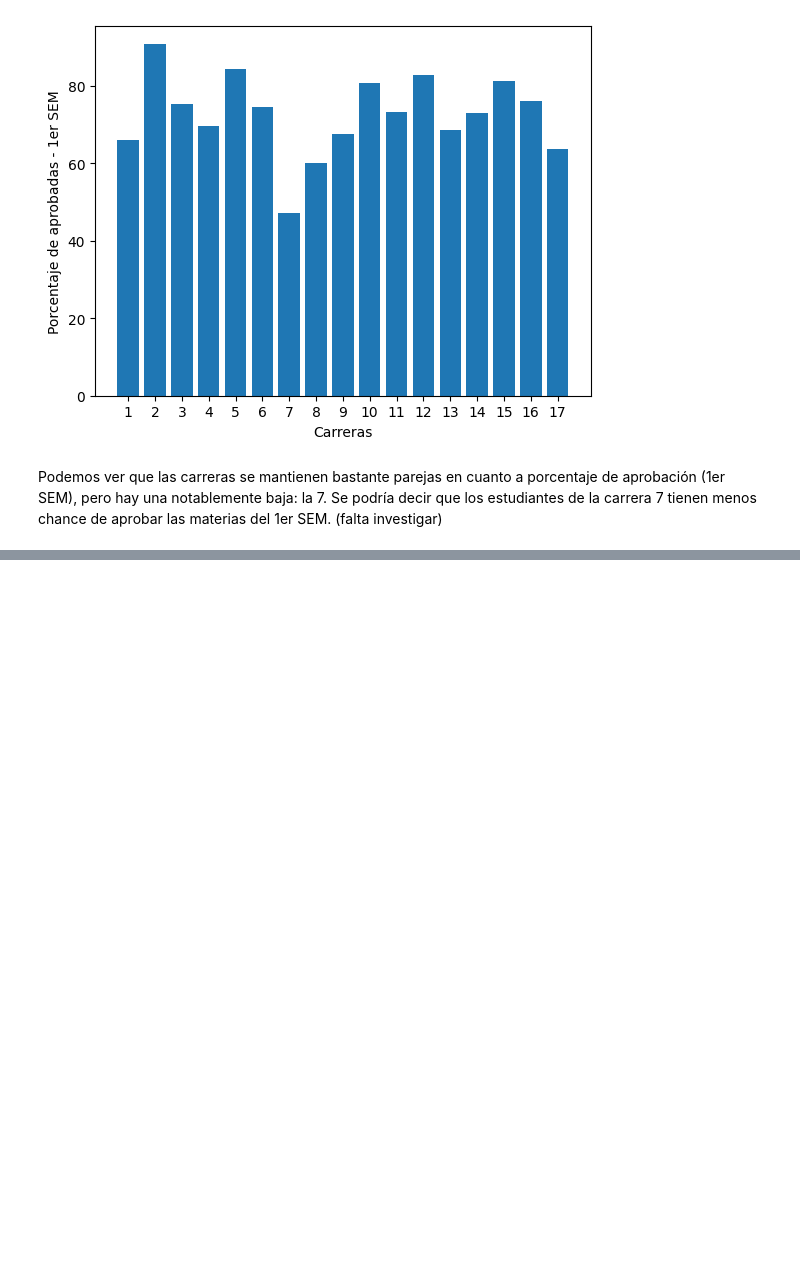
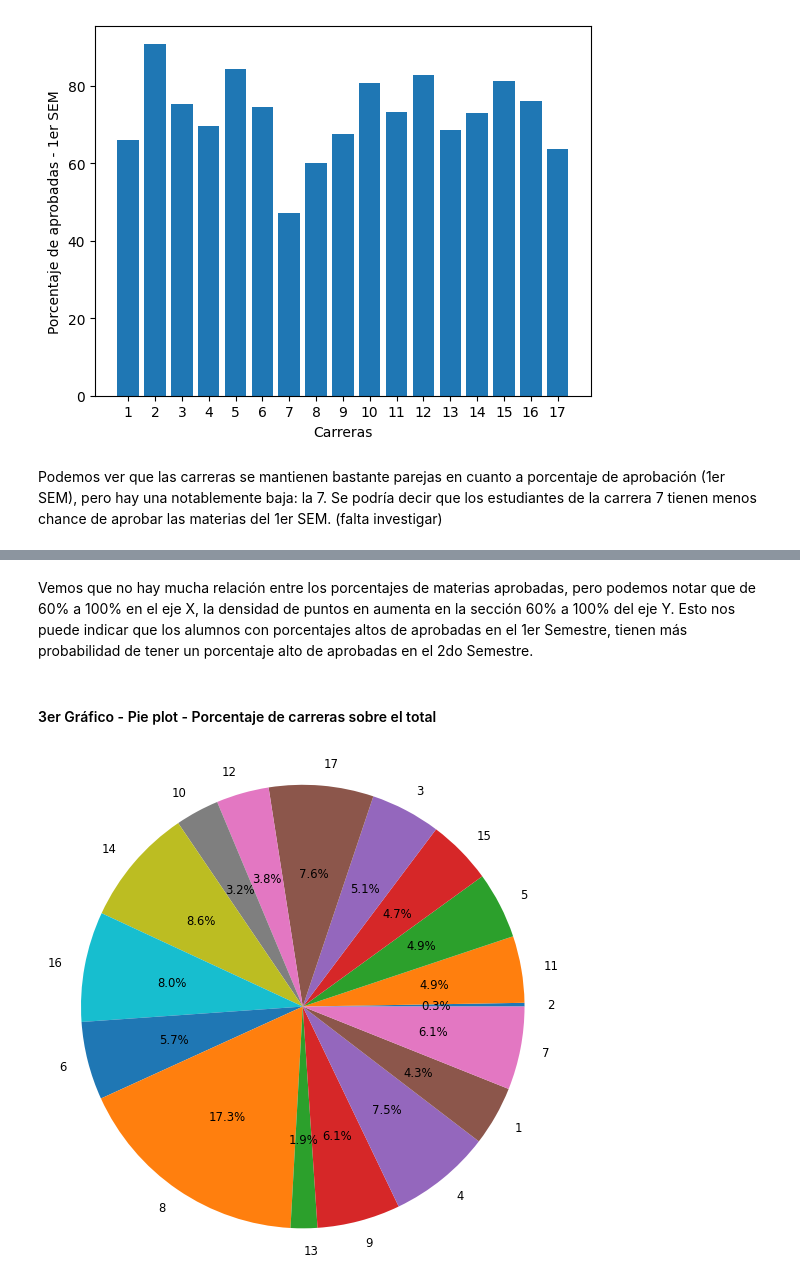
Before and after one commit to Calefon/CH-DS-entrega2-visualizacion, a Jupyter notebook: notebooks/Visualizacion+Gonzalez.ipynb, the cells around one changed output, grey strips where cells are left out. Drawn from its saved outputs; the diff is of its cells as text; code cells hidden in the pictures; blank space fills up the shorter version.

```diff
--- a/notebooks/Visualizacion+Gonzalez.ipynb
+++ b/notebooks/Visualizacion+Gonzalez.ipynb
@@ -161,0 +115,15 @@ Text(0, 0.5, 'Approved 2nd S')
+# %% [markdown]
+Vemos que no hay mucha relación entre los porcentajes de materias aprobadas, pero podemos notar que de 60% a 100% en el eje X, la densidad de puntos en  aumenta en la sección 60% a 100% del eje Y. Esto nos puede indicar que los alumnos con porcentajes altos de aprobadas en el 1er Semestre, tienen más probabilidad de tener un porcentaje alto de aprobadas en el 2do Semestre.
+# %% [markdown]
+#### 3er Gráfico - Pie plot - Porcentaje de carreras sobre el total
+# %%
+labels = studentsDF['Course'].unique()
+sizes = studentsDF['Course'].value_counts().sort_index()
+
+fig3, ax3 = plt.subplots()
+ax3.pie(sizes, labels=labels, autopct='%1.1f%%', textprops={'size': 'smaller'},radius=1.5)
+#ax3.axis('equal')# Equal aspect ratio ensures that pie is drawn as a circle.
+
+plt.show()
+# %% [output]
+[figure, added]
```
Also changed, not shown: parts of 11 cells of this notebook.
